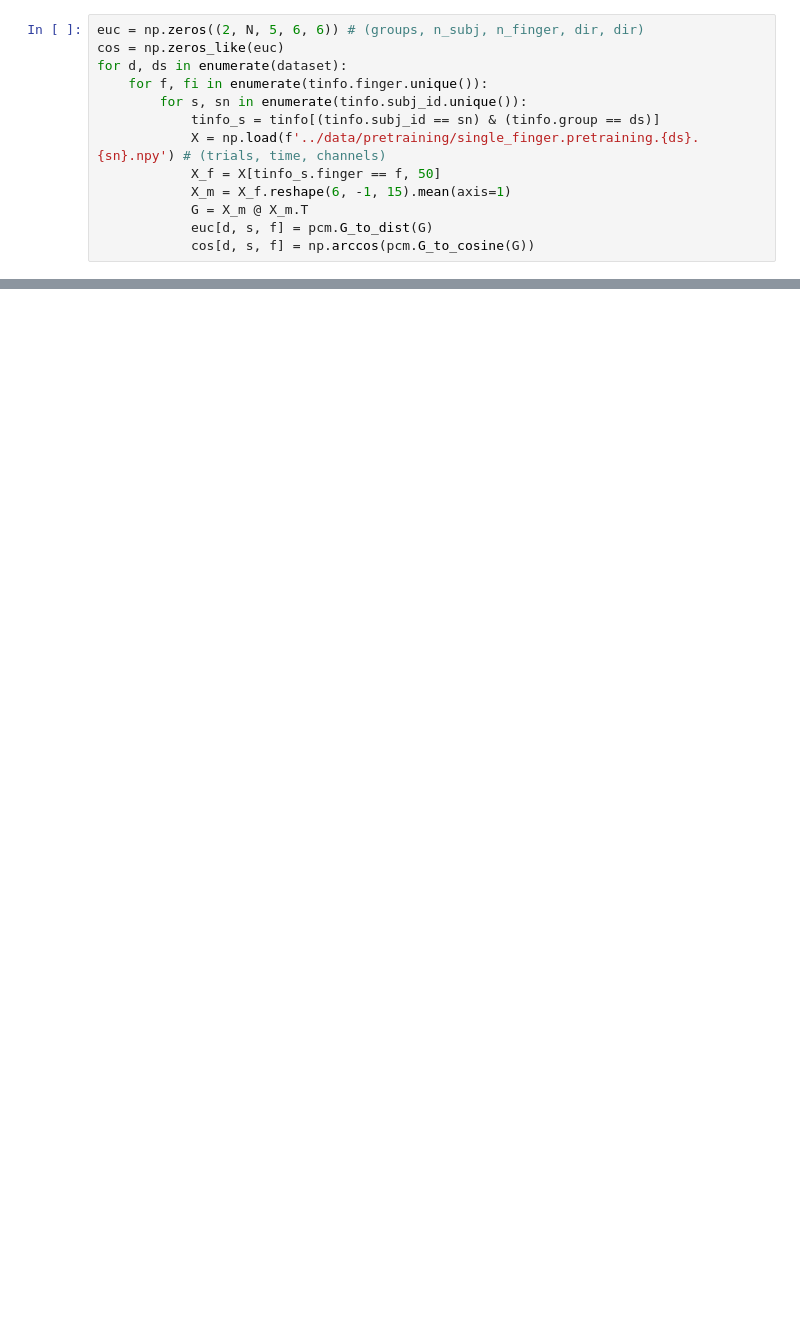
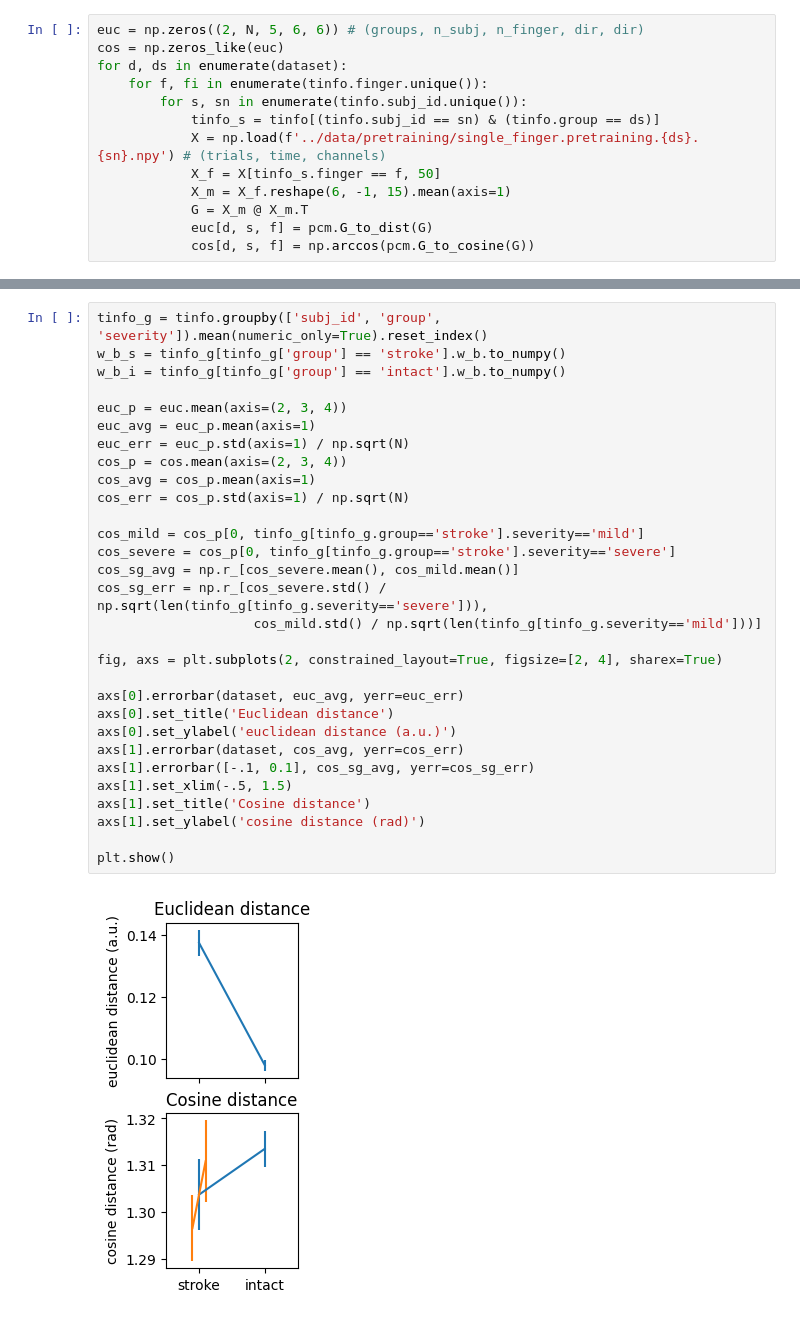
Before and after one commit to mnlmrc/OffManifoldLearning, a Jupyter notebook: notebooks/pretraining.ipynb, the cells around one changed output, grey strips where cells are left out. Drawn from its saved outputs; the diff is of its cells as text; blank space fills up the shorter version.

```diff
--- a/notebooks/pretraining.ipynb
+++ b/notebooks/pretraining.ipynb
@@ -47,0 +79,32 @@ plt.show()
+# %%
+tinfo_g = tinfo.groupby(['subj_id', 'group', 'severity']).mean(numeric_only=True).reset_index()
+w_b_s = tinfo_g[tinfo_g['group'] == 'stroke'].w_b.to_numpy()
+w_b_i = tinfo_g[tinfo_g['group'] == 'intact'].w_b.to_numpy()
+
+euc_p = euc.mean(axis=(2, 3, 4))
+euc_avg = euc_p.mean(axis=1)
+euc_err = euc_p.std(axis=1) / np.sqrt(N)
+cos_p = cos.mean(axis=(2, 3, 4))
+cos_avg = cos_p.mean(axis=1)
+cos_err = cos_p.std(axis=1) / np.sqrt(N)
+
+cos_mild = cos_p[0, tinfo_g[tinfo_g.group=='stroke'].severity=='mild']
+cos_severe = cos_p[0, tinfo_g[tinfo_g.group=='stroke'].severity=='severe']
+cos_sg_avg = np.r_[cos_severe.mean(), cos_mild.mean()]
+cos_sg_err = np.r_[cos_severe.std() / np.sqrt(len(tinfo_g[tinfo_g.severity=='severe'])),
+                    cos_mild.std() / np.sqrt(len(tinfo_g[tinfo_g.severity=='mild']))]
+
+fig, axs = plt.subplots(2, constrained_layout=True, figsize=[2, 4], sharex=True)
+
+axs[0].errorbar(dataset, euc_avg, yerr=euc_err)
+axs[0].set_title('Euclidean distance')
+axs[0].set_ylabel('euclidean distance (a.u.)')
+axs[1].errorbar(dataset, cos_avg, yerr=cos_err)
+axs[1].errorbar([-.1, 0.1], cos_sg_avg, yerr=cos_sg_err)
+axs[1].set_xlim(-.5, 1.5)
+axs[1].set_title('Cosine distance')
+axs[1].set_ylabel('cosine distance (rad)')
+
+plt.show()
+# %% [output]
+[figure, added]
```
Also changed, not shown: parts of 7 cells of this notebook.
